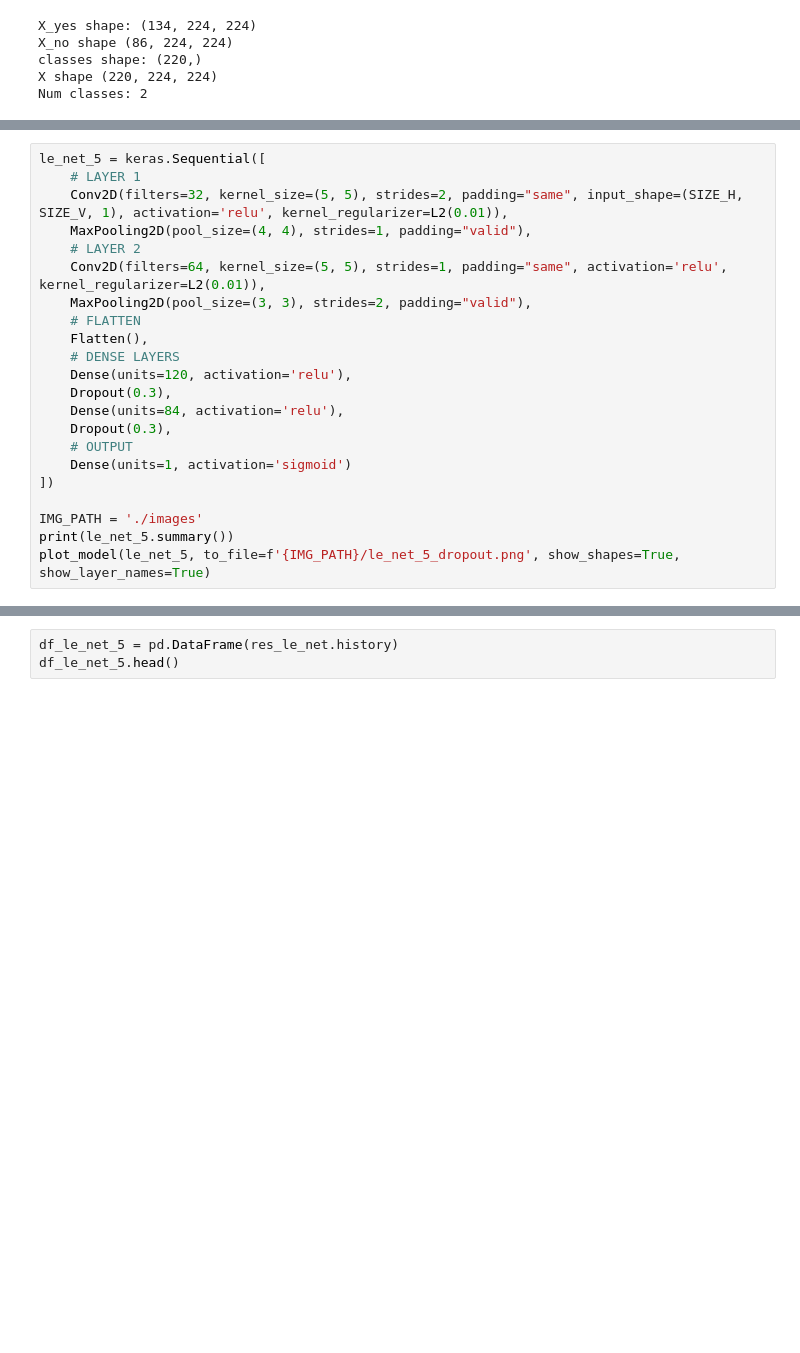
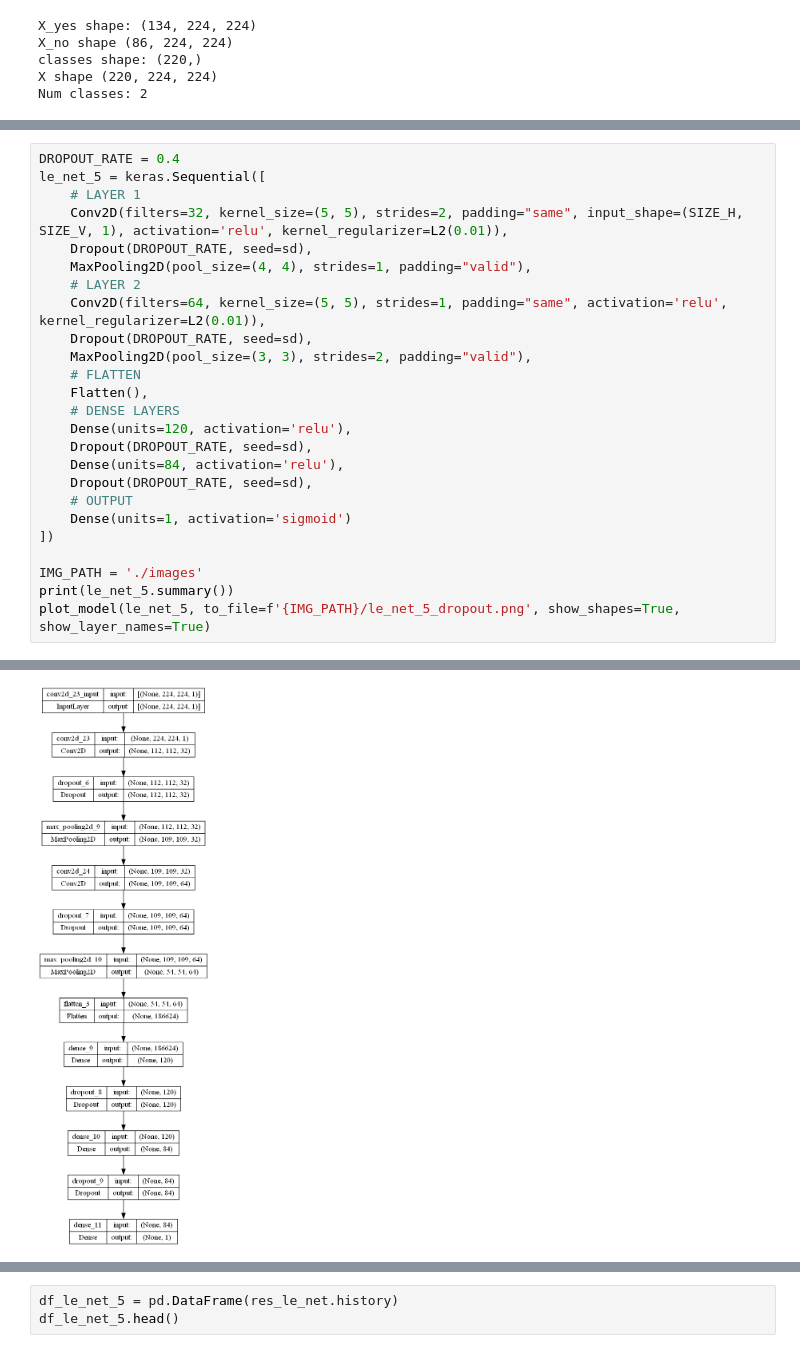
Before and after one commit to BittingBarracuda/BTD_Python, a Jupyter notebook: nn2_train.ipynb, the cells around one changed output, grey strips where cells are left out. Drawn from its saved outputs; the diff is of its cells as text; blank space fills up the shorter version.

Commit message:
Changed architecture for Le-Net with dropout

```diff
--- a/nn2_train.ipynb
+++ b/nn2_train.ipynb
@@ -498,18 +505,21 @@ print(f'y_test shape: {y_test.shape}')
 # %%
+DROPOUT_RATE = 0.4
 le_net_5 = keras.Sequential([
     # LAYER 1
     Conv2D(filters=32, kernel_size=(5, 5), strides=2, padding="same", input_shape=(SIZE_H, SIZE_V, 1), activation='relu', kernel_regularizer=L2(0.01)),
+    Dropout(DROPOUT_RATE, seed=sd),
     MaxPooling2D(pool_size=(4, 4), strides=1, padding="valid"),
     # LAYER 2
     Conv2D(filters=64, kernel_size=(5, 5), strides=1, padding="same", activation='relu', kernel_regularizer=L2(0.01)),
+    Dropout(DROPOUT_RATE, seed=sd),
     MaxPooling2D(pool_size=(3, 3), strides=2, padding="valid"),
     # FLATTEN
     Flatten(),
     # DENSE LAYERS
     Dense(units=120, activation='relu'),
-    Dropout(0.3),
+    Dropout(DROPOUT_RATE, seed=sd),
     Dense(units=84, activation='relu'),
-    Dropout(0.3),
+    Dropout(DROPOUT_RATE, seed=sd),
     # OUTPUT
     Dense(units=1, activation='sigmoid')
 ])
@@ -517,3 +527,4 @@ le_net_5 = keras.Sequential([
 IMG_PATH = './images'
 print(le_net_5.summary())
 plot_model(le_net_5, to_file=f'{IMG_PATH}/le_net_5_dropout.png', show_shapes=True, show_layer_names=True)
+# %% [output]
@@ -520,3 +548,4 @@ plot_model(le_net_5, to_file=f'{IMG_PATH}/le_net_5_dropout.png', show_shapes=Tru
+[figure, added]
 # %%
 vgg_16 = keras.Sequential([
     # LAYER 1
```
Also changed, not shown: parts of 9 cells of this notebook, 1 other file.
